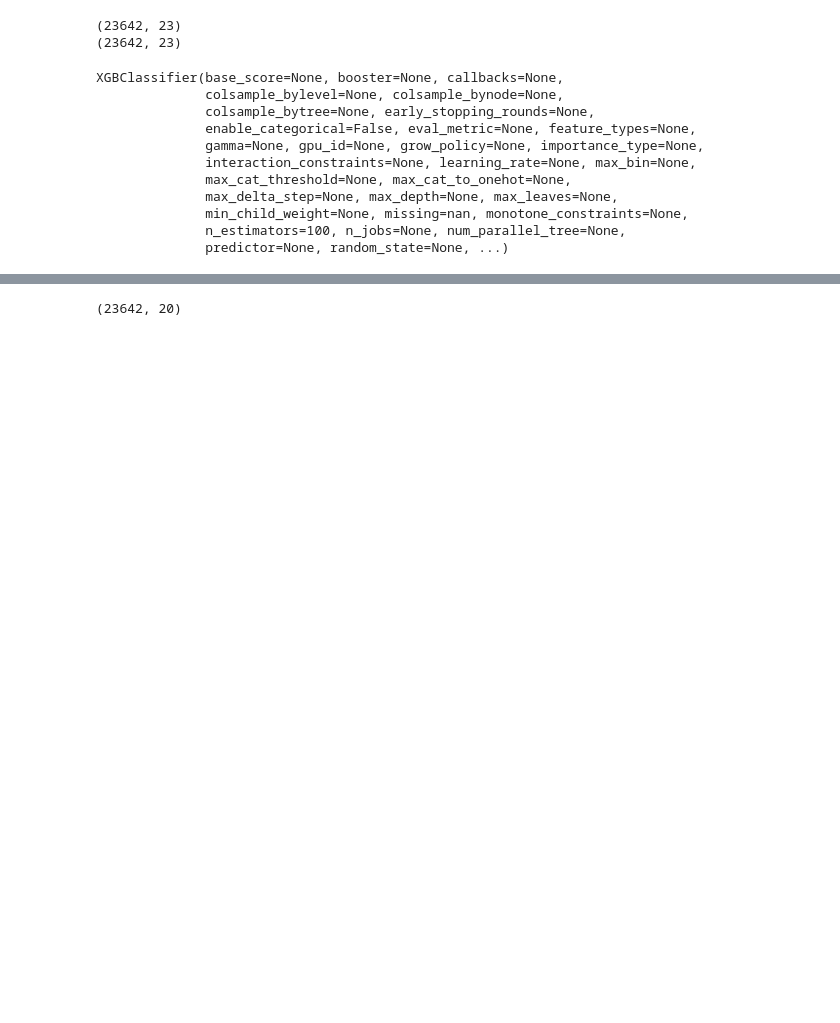
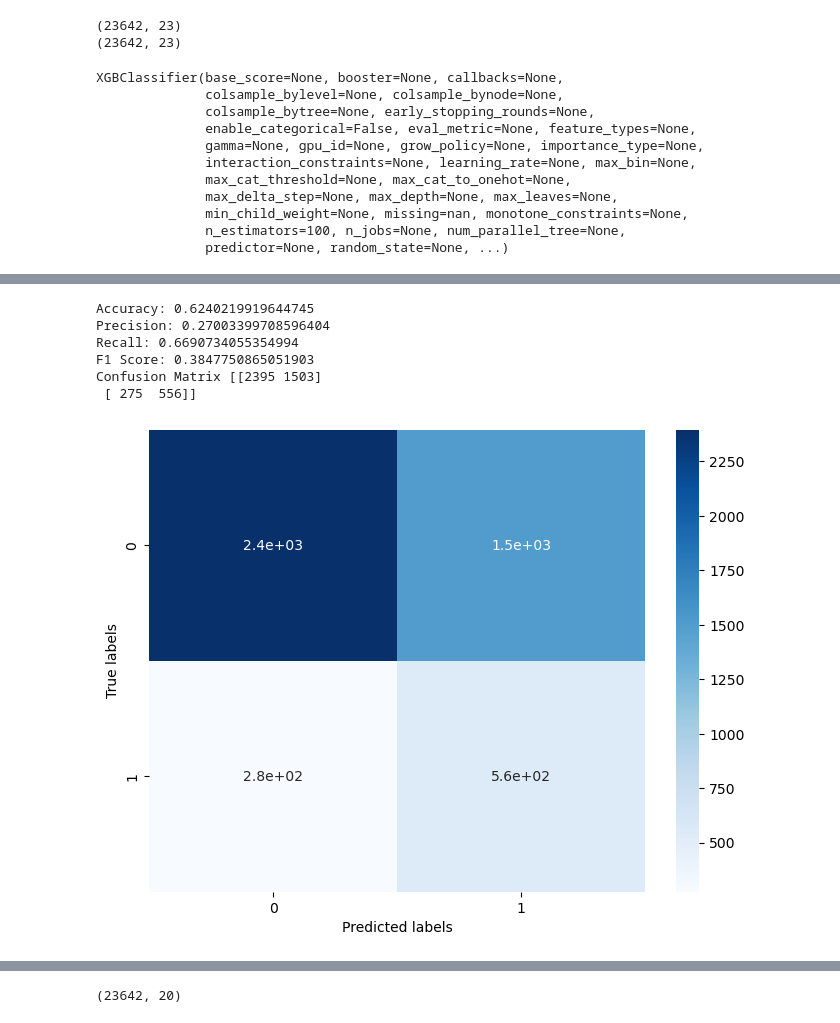
Before and after one commit to pratikjadhav2726/Group7-CECS550, a Jupyter notebook: Feature Engineering/Feature_Ranking.ipynb, the cells around one changed output, grey strips where cells are left out. Cells and saved outputs as stored; diff of their text form; code cells hidden in the pictures; blank space fills up the shorter version.

```diff
--- a/Feature Engineering/Feature_Ranking.ipynb
+++ b/Feature Engineering/Feature_Ranking.ipynb
@@ -148,0 +149,23 @@ shap.plots.bar(shap_values)
+# %%
+#before PCA
+data = pd.read_csv('feature_Engineered_train.csv')
+X = data.drop(['label'], axis=1)
+y = data['label']
+from sklearn.naive_bayes import GaussianNB
+X_train, X_test, y_train, y_test = train_test_split(X, y, test_size=0.2, random_state=42)
+
+gnb = GaussianNB()
+gnb.fit(X_train, y_train)
+y_pred=gnb.predict(X_test)
+
+
+%run '../Models/performance.ipynb'
+performance_scores(y_pred,y_test)
+# %% [output]
+Accuracy: 0.6240219919644745
+Precision: 0.27003399708596404
+Recall: 0.6690734055354994
+F1 Score: 0.3847750865051903
+Confusion Matrix [[2395 1503]
+ [ 275  556]]
+[figure, added]
```
Also changed, not shown: parts of 13 cells of this notebook, 10 other files.
